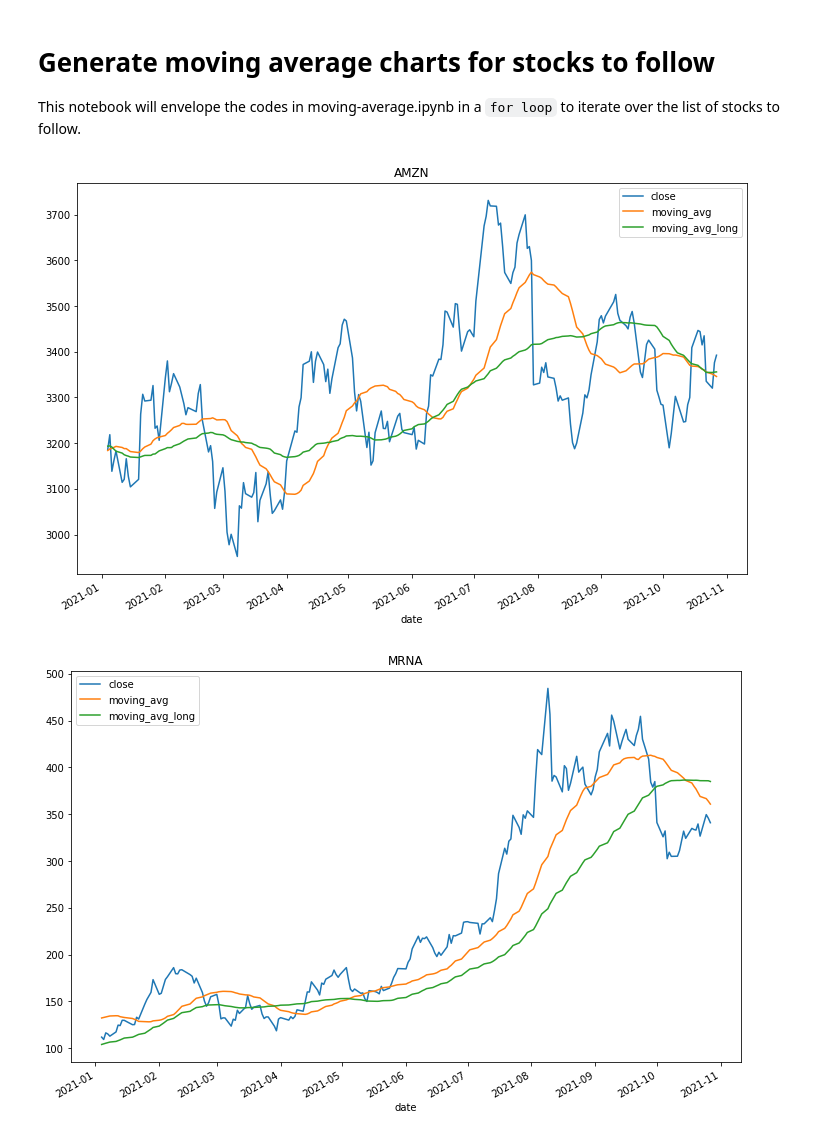
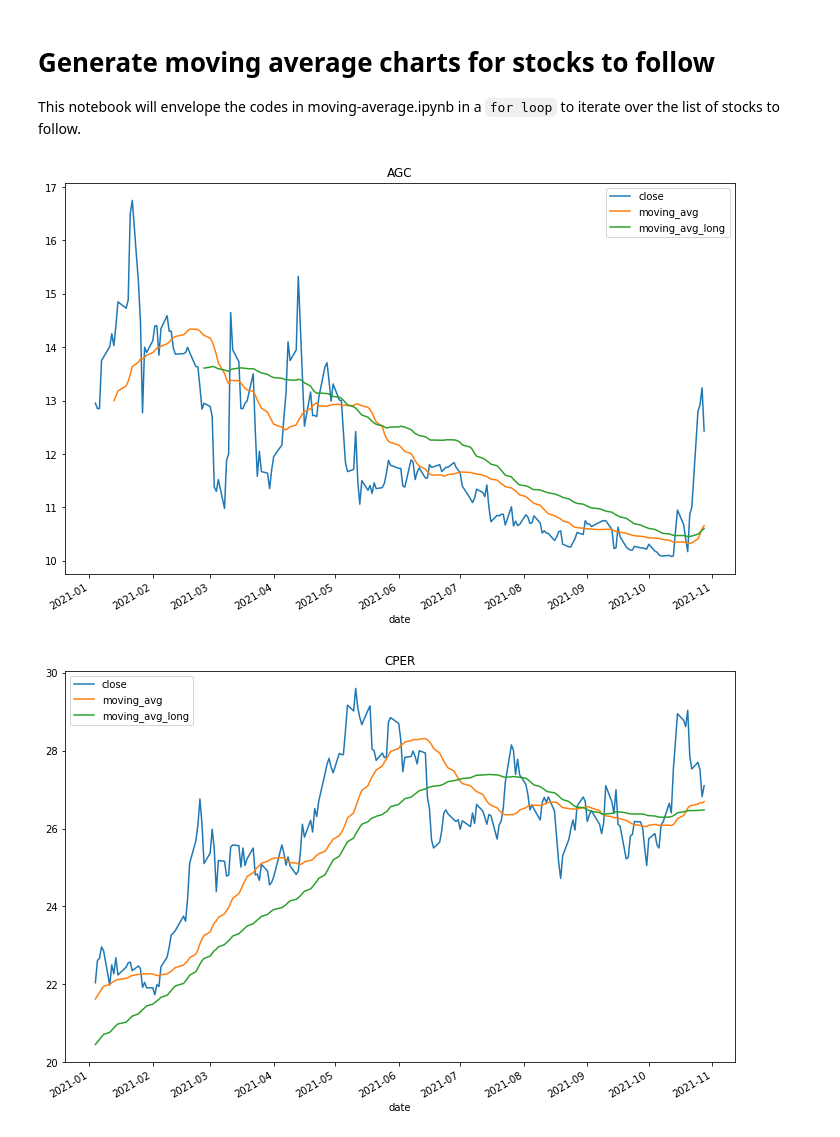
Before and after one commit to brianmulyadi/trading-moving-average, a Jupyter notebook: generate-chart.ipynb, the cells around one changed output. Saved outputs shown, nothing was run; the diff lists cells and outputs as text; code cells hidden in the pictures.

Commit message:
insert stock tickers to follow

```diff
--- a/generate-chart.ipynb
+++ b/generate-chart.ipynb
@@ -16,7 +16,9 @@ with open('alphavantage_api_key.txt') as file:
     alphavantage_api_key = file.read()
 
 # list of variables
-stock_list = ['AMZN','MRNA','CHWY','AGC','GOOG']
+# stock_list = ['AMZN','MRNA','CHWY','AGC','GOOG']
+# stock_list = ['SBUX','QCOM','ZM','KO','AAPL']
+stock_list = ['AGC','CPER','CSCO','PFE','SHOP']
 ma_period = 30 # moving average period in days
 ma_period_long = 60
 
@@ -24,32 +26,32 @@ ma_period_long = 60
 def chart_stock(stock_name):
     # using get_daily_adjusted function from the Aplha Vantage API to extract historical daily prices and put it into a data frame
     ts = TimeSeries(key=alphavantage_api_key, output_format='pandas')
     df, meta_data = ts.get_daily_adjusted(stock_name, outputsize='full')
 
     # sorting the data chronologically
     df.sort_values('date', inplace=True)
 
     # dropping non-essential columns
     df.drop(columns=['1. open', '2. high', '3. low', '4. close', '6. volume', '7. dividend amount', '8. split coefficient'], inplace=True)
 
     # renaming column to "close"
     df.rename(columns={'5. adjusted close':'close'}, inplace=True)
 
     # create moving average column based on the period selected
     df['moving_avg'] = df['close'].rolling(ma_period).mean()
 
     # create moving average column based on the period selected
     df['moving_avg_long'] = df['close'].rolling(ma_period_long).mean()
 
     # filtering only data for the period of trading, in this case starting from 2019 onwards
     df_trade = df.loc['2021':, ['close', 'moving_avg', 'moving_avg_long']]
 
     # charting the table
     ax = df_trade.plot(figsize=(12,8))
     ax.set_title(stock_name);
 
 for item in stock_list:
     chart_stock(item)
 # %% [output]
-[figure, old version]
+[figure, new version]
-[figure, old version]
+[figure, new version]
```
Also changed, not shown: parts of 1 cell of this notebook.
